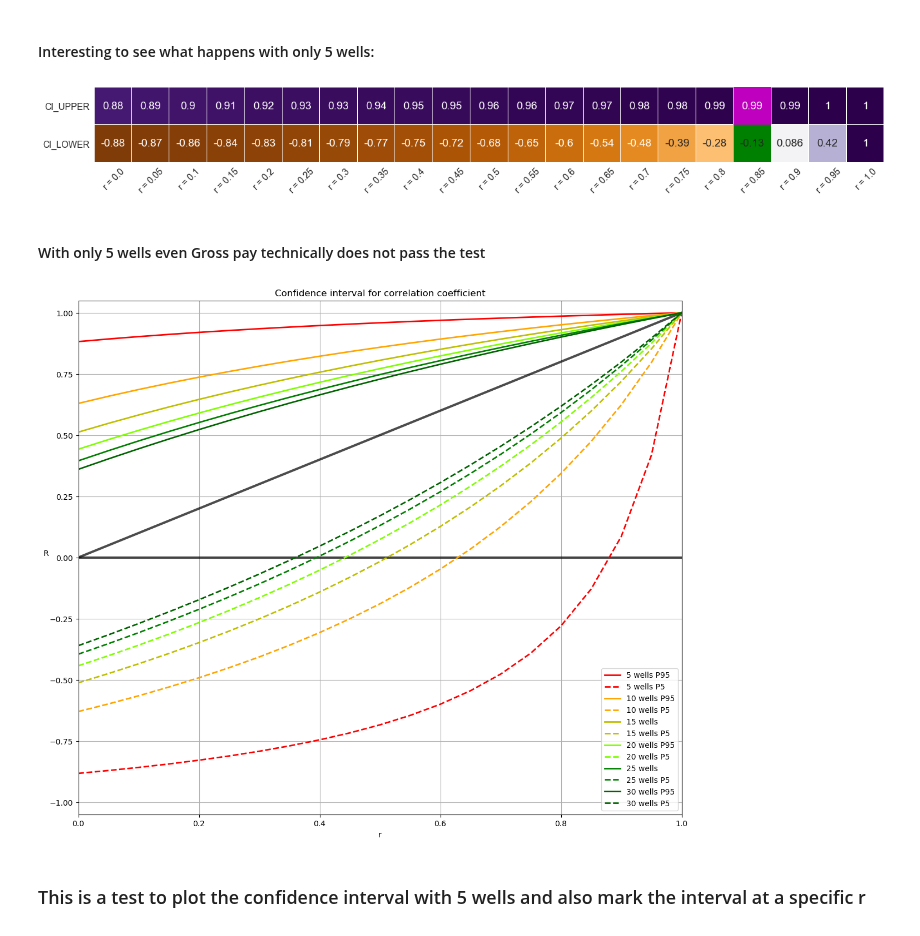
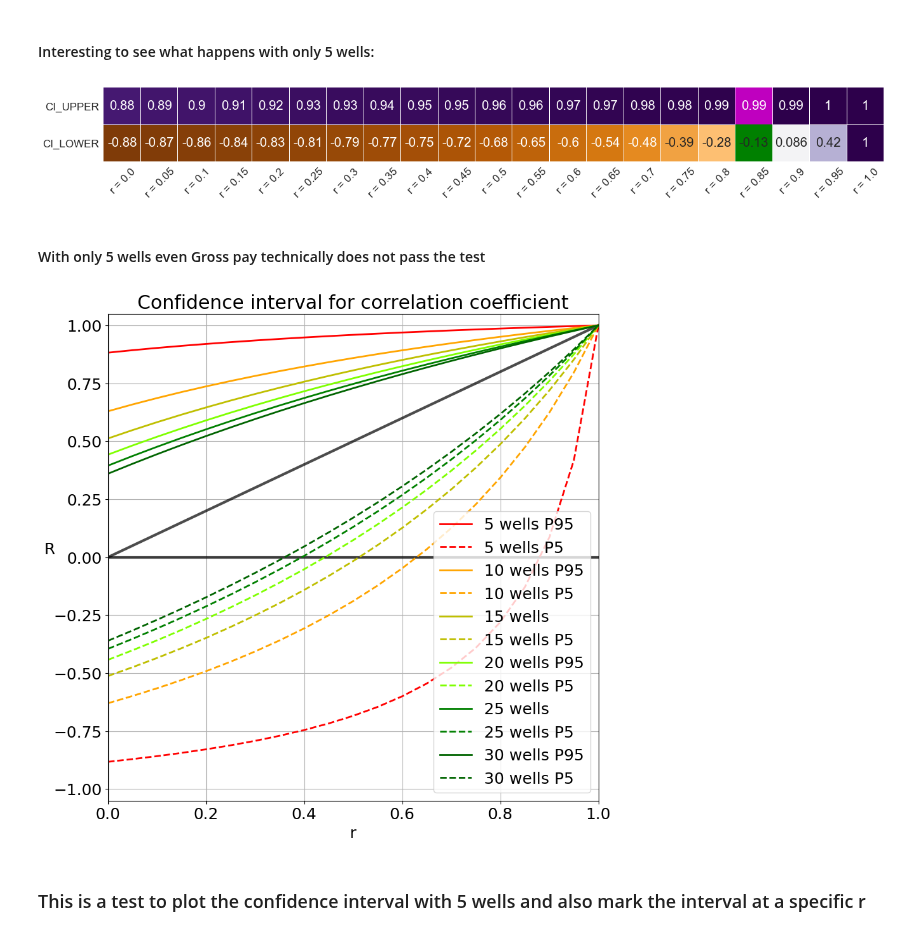
Before and after one commit to mycarta/Data-science-tools-petroleum-exploration-and-production, a Jupyter notebook: Python_confidence_interval_for_correlation_coefficient_plots.ipynb, the cells around one changed output. Drawn from its saved outputs; the diff is of its cells as text; code cells hidden in the pictures.

Commit message:
nicer plots

```diff
--- a/Python_confidence_interval_for_correlation_coefficient_plots.ipynb
+++ b/Python_confidence_interval_for_correlation_coefficient_plots.ipynb
@@ -54,8 +54,8 @@ cm21 = np.asarray(confInt(crr, 21))
 # %%
 CI21 = pd.DataFrame(cm21, index = ['CI_UPPER', 'CI_LOWER'], columns = [" r = " + mp for mp in map(str, crr)])
 # %%
-sns.set(font_scale=1.4)
-fig, ax = plt.subplots(figsize=(22,4))
+sns.set(font_scale=1.7)
+fig, ax = plt.subplots(figsize=(22, 4))
 h = sns.heatmap(CI21, annot=True, cmap='PuOr', square=True, linewidths=0.01, cbar=False)
 plt.xticks(rotation=45)
 h.add_patch(Rectangle((8,0), 1, 1, fill=True, color = 'm'))
@@ -63,5 +63,5 @@ h.add_patch(Rectangle((8,1), 1, 1, fill=True, color = 'green'))
 h.add_patch(Rectangle((9,0), 1, 1, fill=True, color = 'green'))
 h.add_patch(Rectangle((9,1), 1, 1, fill=True, color = 'green'));
 
-plt.savefig('CI_heatmap_21.png', dpi=300, bbox_inches='tight', pad_inches=0.1)
+plt.savefig('CI_heatmap_21.png', dpi=400, bbox_inches='tight', pad_inches=0.1)
 # %% [output]
@@ -80,15 +80,14 @@ cm5 = np.asarray(confInt(crr, 5))
 # %%
 CI5 = pd.DataFrame(cm5, index = ['CI_UPPER', 'CI_LOWER'], columns = [" r = " + mp for mp in map(str, crr)])
 # %%
-sns.set(font_scale=1.4)
-fig, ax = plt.subplots(figsize=(22,4))
+sns.set(font_scale=1.7)
+fig, ax = plt.subplots(figsize=(22, 4))
 h = sns.heatmap(CI5, annot=True, cmap='PuOr', square=True, linewidths=0.01, cbar=False)
 plt.xticks(rotation=45)
 h.add_patch(Rectangle((17,0), 1, 1, fill=True, color = 'm'))
 h.add_patch(Rectangle((17,1), 1, 1, fill=True, color = 'green')) ;
-
-plt.savefig('CI_heatmap_5.png', dpi=300, bbox_inches='tight', pad_inches=0.1)
+plt.savefig('CI_heatmap_5.png', dpi=400, bbox_inches='tight', pad_inches=0.1)
 # %% [output]
-[figure, old version]
+[figure, new version]
 # %% [markdown]
 #### With only 5 wells even Gross pay technically does not pass the test
@@ -113,34 +117,34 @@ CI25 = pd.DataFrame(cm25, index = ['CI_UPPER', 'CI_LOWER'], columns = [" r = " +
 cm30 = np.asarray(confInt(crr, 30))
 CI30 = pd.DataFrame(cm30, index = ['CI_UPPER', 'CI_LOWER'], columns = [" r = " + mp for mp in map(str, crr)])
 # %%
-mpl.rcParams.update(mpl.rcParamsDefault)
-fig, ax = plt.subplots(figsize=(14,12))
+
+fig, ax = plt.subplots(figsize=(10,10))
 
 plt.title('Confidence interval for correlation coefficient')
 
 ax.set_ylim([-1.05,1.05])
 ax.set_xlim([0, 1])
 ax.set_ylabel('R', rotation = 0)
 ax.set_xlabel('r', rotation = 0)
 
 ax.plot( [0,1], [0, 1], 'k', linewidth= 3, alpha = 0.7)
 ax.plot( [0,1], [0, 0], 'k', linewidth= 3, alpha = 0.7)
 ax.plot(np.arange(0.00,1.05,0.05), cm5[0,:],  'r', linewidth= 2, label = '5 wells P95')
 ax.plot(np.arange(0.00,1.05,0.05), cm5[1,:], 'r--', linewidth= 2, label = '5 wells P5')
 ax.plot(np.arange(0.00,1.05,0.05), cm10[0,:],  'Orange', linewidth= 2, label = '10 wells P95')
 ax.plot(np.arange(0.00,1.05,0.05), cm10[1,:], '--', color = 'Orange', linewidth= 2, label = '10 wells P5')
 ax.plot(np.arange(0.00,1.05,0.05), cm15[0,:],  'y', linewidth= 2, label = '15 wells')
 ax.plot(np.arange(0.00,1.05,0.05), cm15[1,:], 'y--', linewidth= 2, label = '15 wells P5')
 ax.plot(np.arange(0.00,1.05,0.05), cm20[0,:], 'chartreuse', linewidth= 2, label = '20 wells P95')
 ax.plot(np.arange(0.00,1.05,0.05), cm20[1,:], '--', color = 'chartreuse', linewidth= 2, label = '20 wells P5')
 ax.plot(np.arange(0.00,1.05,0.05), cm25[0,:],  'g', linewidth= 2, label = '25 wells')
 ax.plot(np.arange(0.00,1.05,0.05), cm25[1,:], 'g--', linewidth= 2, label = '25 wells P5')
 ax.plot(np.arange(0.00,1.05,0.05), cm30[0,:],  'darkgreen', linewidth= 2, label = '30 wells P95')
 ax.plot(np.arange(0.00,1.05,0.05), cm30[1,:], '--', color = 'darkgreen', linewidth= 2, label = '30 wells P5')
 plt.legend()
 plt.grid();
 # %% [output]
-[figure, old version]
+[figure, new version]
 # %% [markdown]
 ### This is a test to plot the confidence interval with 5 wells and also mark the interval at a specific r
 # %%
```
Also changed, not shown: parts of 5 cells of this notebook, 3 other files.
